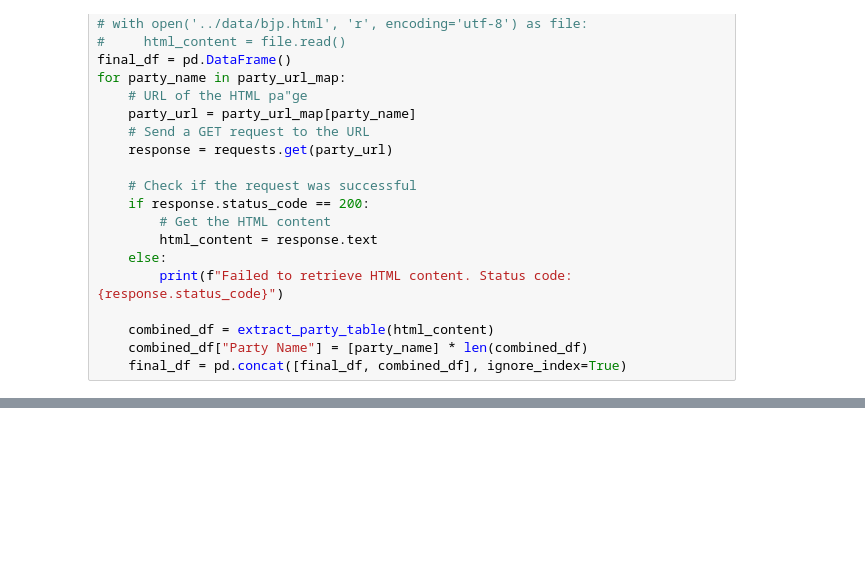
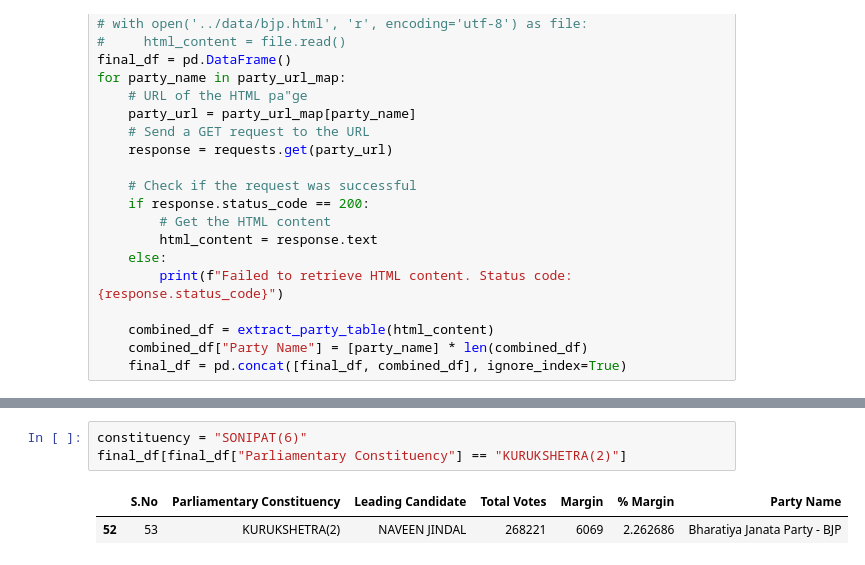
Before and after one commit to niraj17singh/india_general_elections_2024, a Jupyter notebook: notebooks/3. AllConstituency.ipynb, the cells around one changed output, grey strips where cells are left out. Drawn from its saved outputs; the diff is of its cells as text; blank space fills up the shorter version.

```diff
--- a/notebooks/3. AllConstituency.ipynb
+++ b/notebooks/3. AllConstituency.ipynb
@@ -80,0 +105,6 @@ plt.show()
+# %%
+constituency = "SONIPAT(6)"
+final_df[final_df["Parliamentary Constituency"] == "KURUKSHETRA(2)"]
+# %% [output]
+|  | S.No | Parliamentary Constituency | Leading Candidate | Total Votes | Margin | % Margin | Party Name |
+| 52 | 53 | KURUKSHETRA(2) | NAVEEN JINDAL | 268221 | 6069 | 2.262686 | Bharatiya Janata Party - BJP |
```
Also changed, not shown: parts of 6 cells of this notebook, 2 other files.
